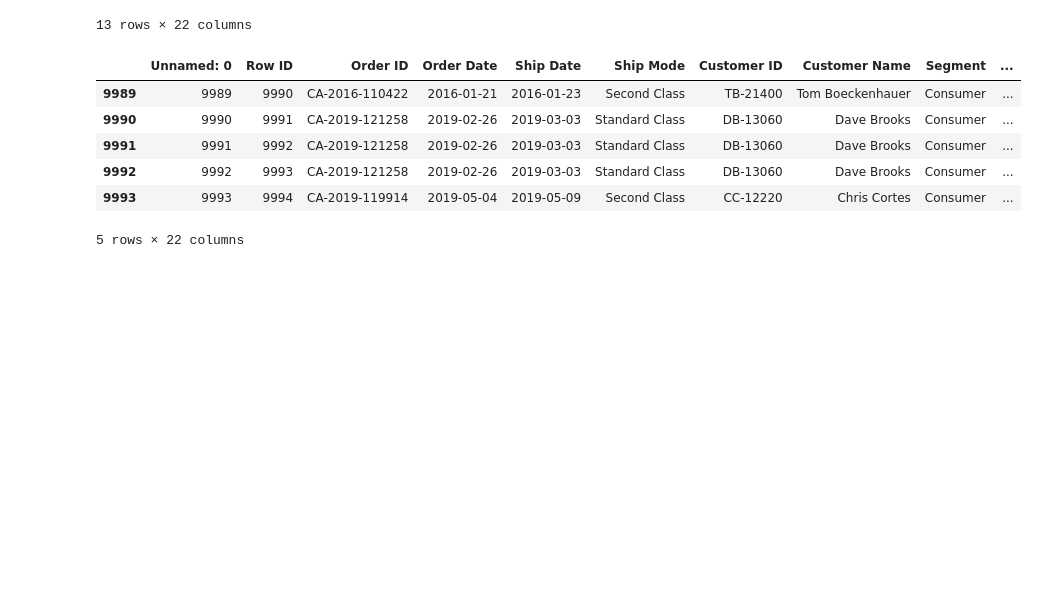
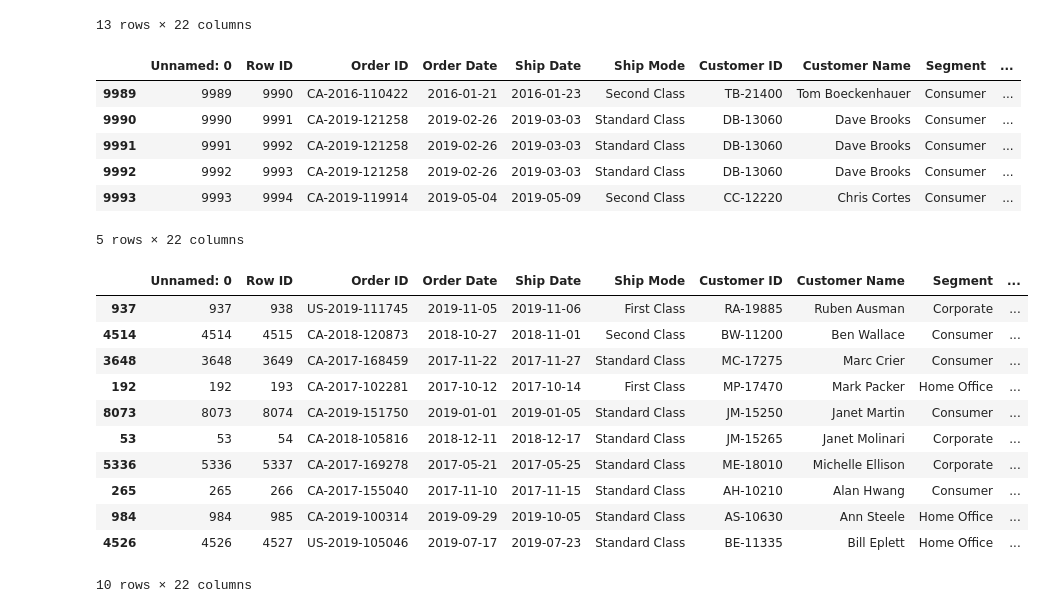
Before and after one commit to wmouhammed2016/data_exploring_cleaning, a Jupyter notebook: exploring_cleaning_data_empty.ipynb, the cells around one changed output. Cells and saved outputs as stored; diff of their text form; code cells hidden in the pictures; blank space fills up the shorter version.

```diff
--- a/exploring_cleaning_data_empty.ipynb
+++ b/exploring_cleaning_data_empty.ipynb
@@ -77,3 +75,18 @@ sales.tail()
 | 9992 | 9992 | 9993 | CA-2019-121258 | 2019-02-26 | 2019-03-03 | Standard Class | DB-13060 | Dave Brooks | Consumer | ... |
 | 9993 | 9993 | 9994 | CA-2019-119914 | 2019-05-04 | 2019-05-09 | Second Class | CC-12220 | Chris Cortes | Consumer | ... |
 5 rows × 22 columns
+# %%
+sales.sample(n=10, random_state=10)
+# %% [output]
+|  | Unnamed: 0 | Row ID | Order ID | Order Date | Ship Date | Ship Mode | Customer ID | Customer Name | Segment | ... |
+| 937 | 937 | 938 | US-2019-111745 | 2019-11-05 | 2019-11-06 | First Class | RA-19885 | Ruben Ausman | Corporate | ... |
+| 4514 | 4514 | 4515 | CA-2018-120873 | 2018-10-27 | 2018-11-01 | Second Class | BW-11200 | Ben Wallace | Consumer | ... |
+| 3648 | 3648 | 3649 | CA-2017-168459 | 2017-11-22 | 2017-11-27 | Standard Class | MC-17275 | Marc Crier | Consumer | ... |
+| 192 | 192 | 193 | CA-2017-102281 | 2017-10-12 | 2017-10-14 | First Class | MP-17470 | Mark Packer | Home Office | ... |
+| 8073 | 8073 | 8074 | CA-2019-151750 | 2019-01-01 | 2019-01-05 | Standard Class | JM-15250 | Janet Martin | Consumer | ... |
+| 53 | 53 | 54 | CA-2018-105816 | 2018-12-11 | 2018-12-17 | Standard Class | JM-15265 | Janet Molinari | Corporate | ... |
+| 5336 | 5336 | 5337 | CA-2017-169278 | 2017-05-21 | 2017-05-25 | Standard Class | ME-18010 | Michelle Ellison | Corporate | ... |
+| 265 | 265 | 266 | CA-2017-155040 | 2017-11-10 | 2017-11-15 | Standard Class | AH-10210 | Alan Hwang | Consumer | ... |
+| 984 | 984 | 985 | CA-2019-100314 | 2019-09-29 | 2019-10-05 | Standard Class | AS-10630 | Ann Steele | Home Office | ... |
+| 4526 | 4526 | 4527 | US-2019-105046 | 2019-07-17 | 2019-07-23 | Standard Class | BE-11335 | Bill Eplett | Home Office | ... |
+10 rows × 22 columns
```
Also changed, not shown: parts of 22 cells of this notebook, 1 other file.
